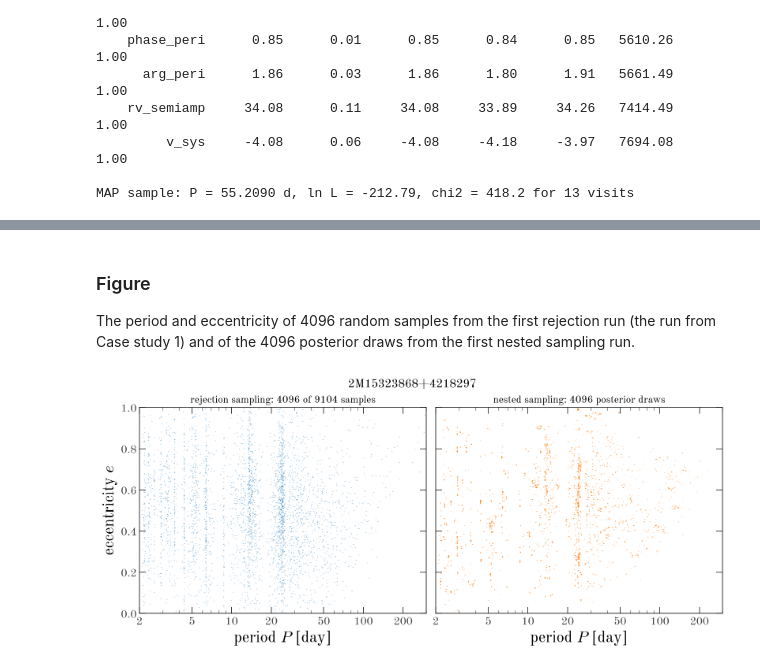
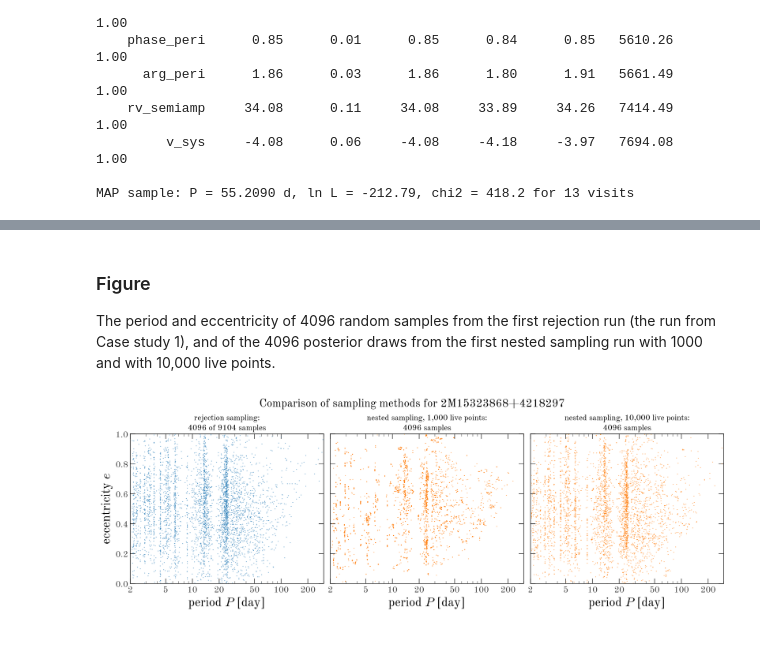
Before and after one commit to adrn/harv-paper, a Jupyter notebook: scripts/nested-sampling.ipynb, the cells around one changed output, grey strips where cells are left out. Saved outputs shown, nothing was run; the diff lists cells and outputs as text; code cells hidden in the pictures; blank space fills up the shorter version.

Commit message:
edit more cs3 text and update figure

```diff
--- a/scripts/nested-sampling.ipynb
+++ b/scripts/nested-sampling.ipynb
@@ -451,0 +454,15 @@ We also compare the time each method takes to produce its samples, after compila
+# %%
+apogee_id = SOURCES[2]
+run = nested_sampler(
+    model.numpyro_model(
+        prior.nonlinear_priors, rv_data[apogee_id], prior.linear_priors
+    ),
+    n_live=10_000,
+)
+ns_10k = [run(jax.random.key(seed)) for seed in range(5)]
+for seed, x in enumerate(ns_10k):
+    print(
+        f"10000 live points, seed {seed}: ln Z = {x['ln_Z']:.4f} ± {x['ln_Z_err']:.4f}, "
+        f"H = {x['H']:.2f}, ESS {x['ess']:.0f}, {x['n_iter']} iterations, "
+        f"{x['n_eval']:.3g} evaluations, {x['time']:.1f} s"
+    )
@@ -502,38 +565,41 @@ Nested sampling: 3.5 s per run (after the first) for weighted samples with ESS 2
 # %% [markdown]
 ### Figure
 
-The period and eccentricity of 4096 random samples from the first rejection run (the run from Case study 1) and of the 4096 posterior draws from the first nested sampling run.
+The period and eccentricity of 4096 random samples from the first rejection run (the run from Case study 1), and of the 4096 posterior draws from the first nested sampling run with 1000 and with 10,000 live points.
 # %%
-s, x = first_run[apogee_id], ns[apogee_id][0]["posterior"]
+s = first_run[apogee_id]
 idx = np.random.default_rng(0).choice(s.n_samples, 4096, replace=False)
 panels = [
     (
         s["period"].to_value("day")[idx],
         s["eccentricity"].value[idx],
         "tab:blue",
-        f"rejection sampling: 4096 of {s.n_samples} samples",
+        f"rejection sampling:\n4096 of {s.n_samples} samples",
     ),
-    (
-        x["period"],
-        x["eccentricity"],
-        "tab:orange",
-        "nested sampling: 4096 posterior draws",
-    ),
+    *[
+        (
+            x["posterior"]["period"],
+            x["posterior"]["eccentricity"],
+            "tab:orange",
+            f"nested sampling, {n_live:,} live points:\n4096 samples",
+        )
+        for n_live, x in [(1000, ns[apogee_id][0]), (10_000, ns_10k[0])]
+    ],
 ]
 
-fig, axes = plt.subplots(1, 2, figsize=(11, 4.8), layout="constrained", sharey=True)
+fig, axes = plt.subplots(1, 3, figsize=(14, 4.8), layout="constrained", sharey=True)
 for ax, (P, e, color, title) in zip(axes, panels, strict=True):
-    ax.plot(np.asarray(P), np.asarray(e), ".", ms=2, alpha=0.5, mew=0, color=color)
+    ax.plot(np.asarray(P), np.asarray(e), ".", ms=3, alpha=0.5, mew=0, color=color)
     ax.set_xscale("log")
     ax.set_xlim(2, 300)
     ax.set_xticks([2, 5, 10, 20, 50, 100, 200])
     ax.xaxis.set_major_formatter(ScalarFormatter())
     ax.xaxis.set_minor_formatter(NullFormatter())
     ax.set_title(title, fontsize=13)
     ax.set_xlabel("period $P$ [day]")
 axes[0].set_ylabel("eccentricity $e$")
 axes[0].set_ylim(0, 1)
-fig.suptitle(apogee_id, fontsize=15)
+fig.suptitle(f"Comparison of sampling methods for {apogee_id}", fontsize=18)
 fig.savefig(figure_path / "cs3-nested-sampling.pdf")
 # %% [output]
-[figure, old version]
+[figure, new version]
```
Also changed, not shown: parts of 10 cells of this notebook, 2 other files.
